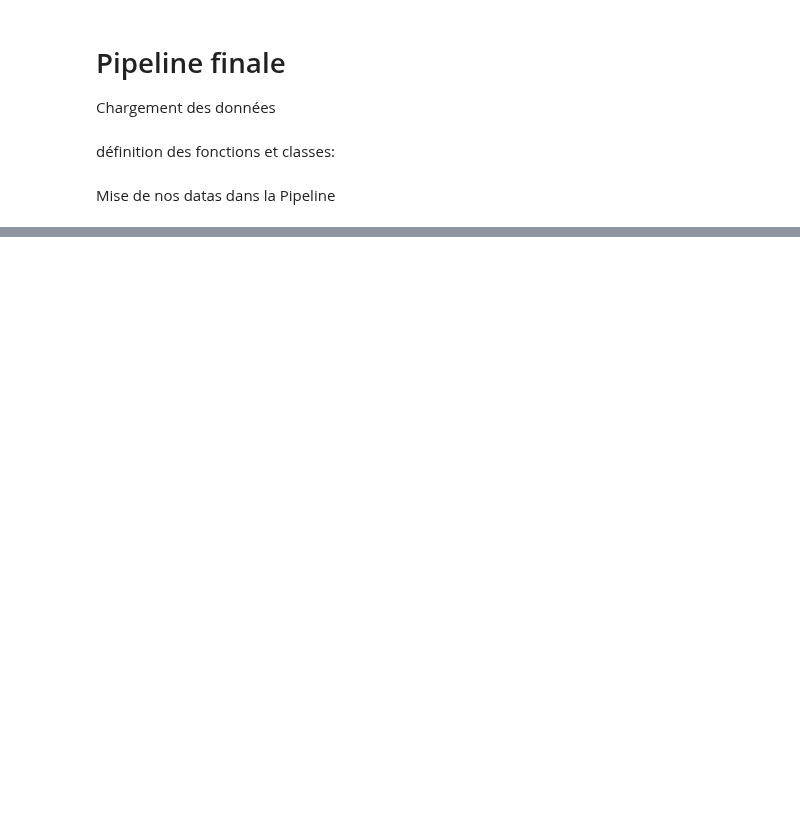
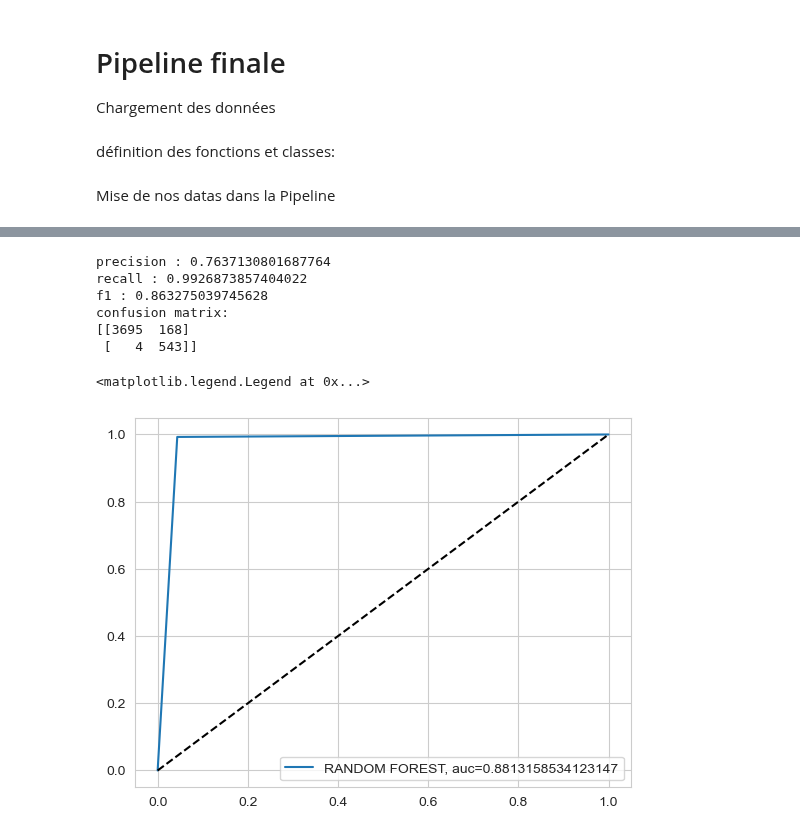
Before and after one commit to R1leMargoulin/Projet_ML_Human4You, a Jupyter notebook: Projet_ML_Human4You.ipynb, the cells around one changed output, grey strips where cells are left out. Cells and saved outputs as stored; diff of their text form; code cells hidden in the pictures; blank space fills up the shorter version.

Commit message:
fix pipeline

```diff
--- a/Projet_ML_Human4You.ipynb
+++ b/Projet_ML_Human4You.ipynb
@@ -659,7 +666,7 @@ class OrgDataFrame(BaseEstimator, TransformerMixin):
         return self
 
     def transform(self, X, y=None):
-        X["Attrition"] = X["Attrition"].replace(to_replace=['No', 'Yes'], value=[-1, 1])
+        X["Attrition"] = X["Attrition"].replace(to_replace=['No', 'Yes'], value=[0, 1])
         X["BusinessTravel"] = X["BusinessTravel"].replace(to_replace=['Non-Travel', 'Travel_Rarely', 'Travel_Frequently'], value=[1, 2, 3])
         return X
 
@@ -716,7 +723,7 @@ def build_pipeline(X):
     data_pipeline = prepa_pipeline.fit_transform(X)
 
     #create label for classification
-    y = data_pipeline['Attrition']
+    y_label = data_pipeline['Attrition']
 
     #list all columns who are object to onehot encode them
     object_attribs= data_pipeline.drop(columns=['Attrition','BusinessTravel'],axis=1).select_dtypes(include=["object"]).keys()
@@ -763,14 +770,10 @@ def build_pipeline(X):
     data_fullpipeline=pd.DataFrame(data_fullpipeline,columns=all_cols)
 
     #create unlabeled dataset
-    X = data_fullpipeline.drop(columns=['Attrition'],axis=1)
-    tuned_rf = RandomForestClassifier(bootstrap=False, max_features=4, n_estimators=10)
-    X_train, X_test, y_train, y_test = train_test_creation(X,y)
+    X = data_fullpipeline.drop(columns=['Attrition'],axis=1).to_numpy()
 
-    model = tuned_rf.fit(X_train,y_train)
-
-
-
-    return model, X_test, y_test
+    model = joblib.load("tuned_rf.pkl")
+    y_predict = model.predict(X)
+    return y_predict, y_label
 # %% [markdown]
 Mise de nos datas dans la Pipeline
@@ -806,0 +780,2 @@ confusion matrix:
+# %%
+predictions, label = build_pipeline(general_data)
@@ -806,0 +819,25 @@ confusion matrix:
+# %%
+print_score(predictions,label)
+# %% [output]
+precision : 0.7637130801687764
+recall : 0.9926873857404022
+f1 : 0.863275039745628
+confusion matrix:
+[[3695  168]
+ [   4  543]]
+# %%
+def plot_roc(y, s, name:str):
+    """
+    y: labels
+    s: predictions
+    """
+    fpr, tpr, thresh = metrics.roc_curve(s, y)
+    auc = metrics.roc_auc_score(y, s)
+    plt.plot(fpr,tpr,label=f"{name}, auc="+str(auc))
+
+plot_roc(label, predictions,"RANDOM FOREST")
+plt.plot([0, 1], [0, 1], 'k--') #diagonale
+plt.legend(loc=0)
+# %% [output]
+<matplotlib.legend.Legend at 0x...>
+[figure, added]
```
Also changed, not shown: parts of 19 cells of this notebook, 1 other file.
